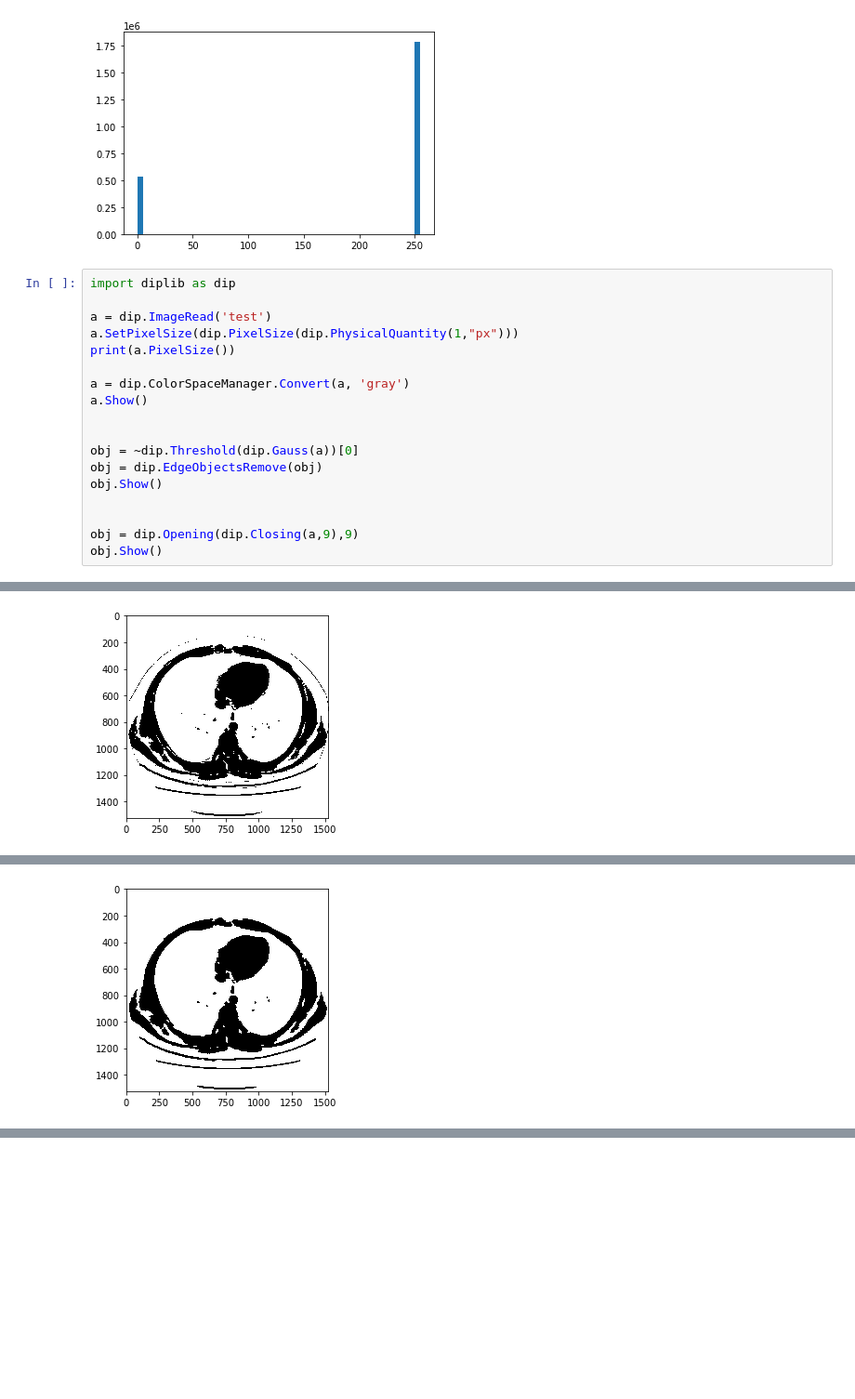
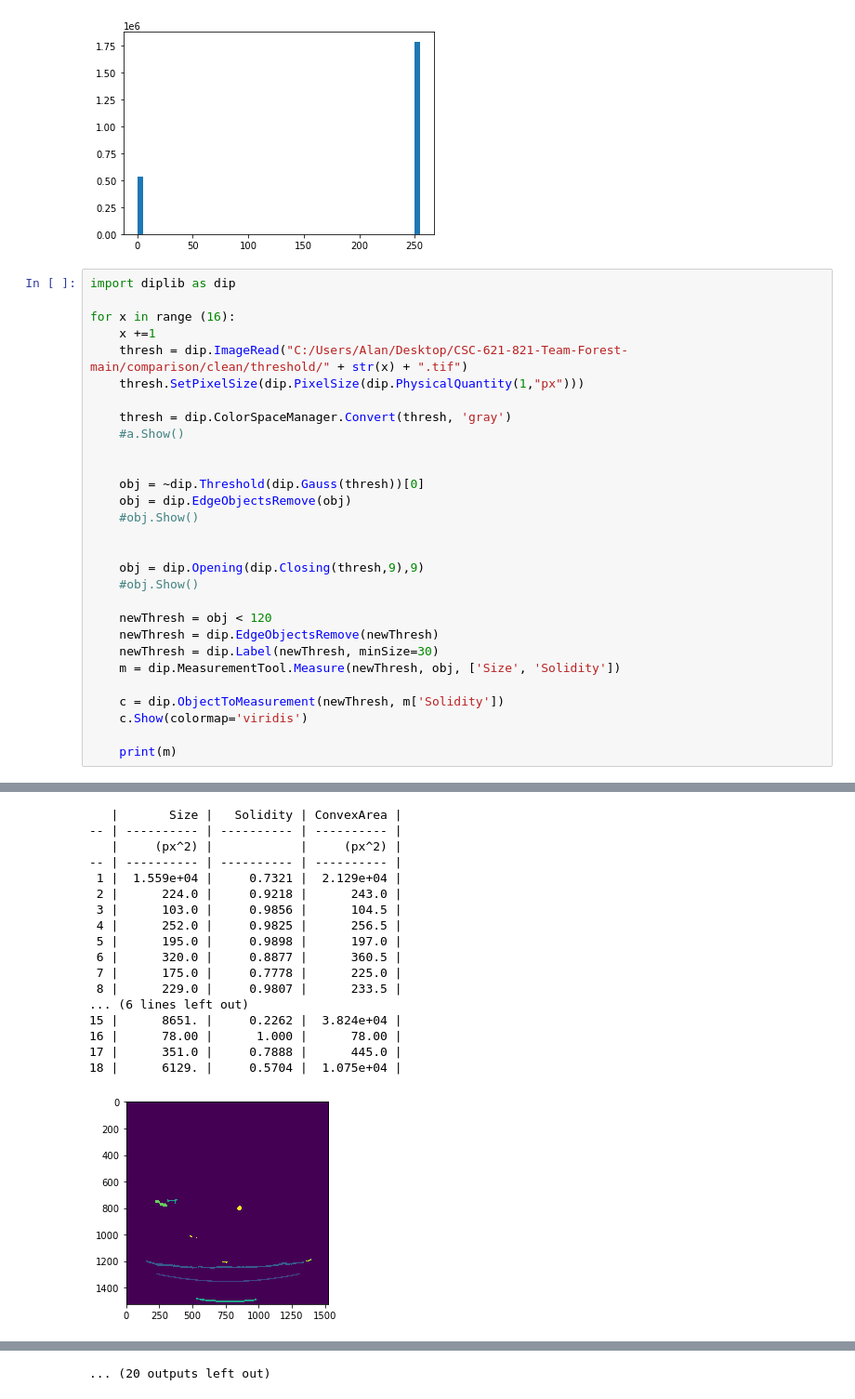
Before and after one commit to chrishuber/CSC-621-821-Team-Forest, a Jupyter notebook: Quantification Testing.ipynb, the cells around one changed output, grey strips where cells are left out. Shown at 93% size. Drawn from its saved outputs; the diff is of its cells as text; blank space fills up the shorter version.

```diff
--- a/Quantification Testing.ipynb
+++ b/Quantification Testing.ipynb
@@ -150,19 +163,30 @@ plt.show()
 # %%
 import diplib as dip
 
-a = dip.ImageRead('test')
-a.SetPixelSize(dip.PixelSize(dip.PhysicalQuantity(1,"px")))
-print(a.PixelSize())
+for x in range (16):
+    x +=1
+    thresh = dip.ImageRead("C:/Users/Alan/Desktop/CSC-621-821-Team-Forest-main/comparison/clean/threshold/" + str(x) + ".tif")
+    thresh.SetPixelSize(dip.PixelSize(dip.PhysicalQuantity(1,"px")))
 
-a = dip.ColorSpaceManager.Convert(a, 'gray')
-a.Show()
+    thresh = dip.ColorSpaceManager.Convert(thresh, 'gray')
+    #a.Show()
 
 
-obj = ~dip.Threshold(dip.Gauss(a))[0]
-obj = dip.EdgeObjectsRemove(obj)
-obj.Show()
+    obj = ~dip.Threshold(dip.Gauss(thresh))[0]
+    obj = dip.EdgeObjectsRemove(obj)
+    #obj.Show()
 
 
-obj = dip.Opening(dip.Closing(a,9),9)
-obj.Show()
+    obj = dip.Opening(dip.Closing(thresh,9),9)
+    #obj.Show()
+
+    newThresh = obj < 120
+    newThresh = dip.EdgeObjectsRemove(newThresh)
+    newThresh = dip.Label(newThresh, minSize=30)
+    m = dip.MeasurementTool.Measure(newThresh, obj, ['Size', 'Solidity'])
+
+    c = dip.ObjectToMeasurement(newThresh, m['Solidity'])
+    c.Show(colormap='viridis')
+
+    print(m)
 # %% [output]
@@ -170 +210,0 @@ obj.Show()
-[figure, old version]
@@ -172 +212,18 @@ obj.Show()
+   |       Size |   Solidity | ConvexArea |
+-- | ---------- | ---------- | ---------- |
+   |     (px^2) |            |     (px^2) |
+-- | ---------- | ---------- | ---------- |
+ 1 |  1.559e+04 |     0.7321 |  2.129e+04 |
+ 2 |      224.0 |     0.9218 |      243.0 |
+ 3 |      103.0 |     0.9856 |      104.5 |
+ 4 |      252.0 |     0.9825 |      256.5 |
+ 5 |      195.0 |     0.9898 |      197.0 |
+ 6 |      320.0 |     0.8877 |      360.5 |
+ 7 |      175.0 |     0.7778 |      225.0 |
+ 8 |      229.0 |     0.9807 |      233.5 |
+... (6 lines left out)
+15 |      8651. |     0.2262 |  3.824e+04 |
+16 |      78.00 |      1.000 |      78.00 |
+17 |      351.0 |     0.7888 |      445.0 |
+18 |      6129. |     0.5704 |  1.075e+04 |
-[figure, old version]
+[figure, new version]
@@ -172,0 +296 @@ obj.Show()
+... (20 outputs left out)
```
Also changed, not shown: parts of 5 cells of this notebook.
